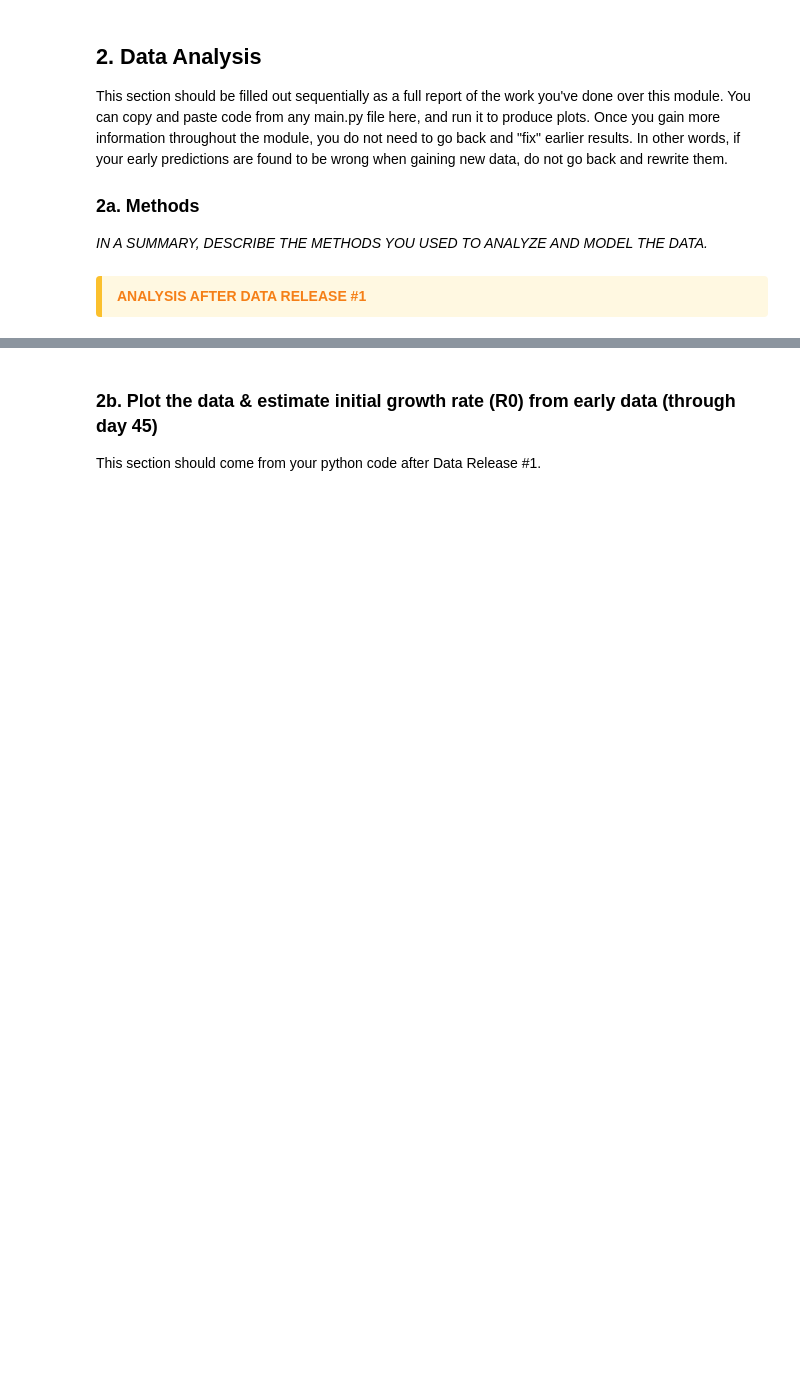
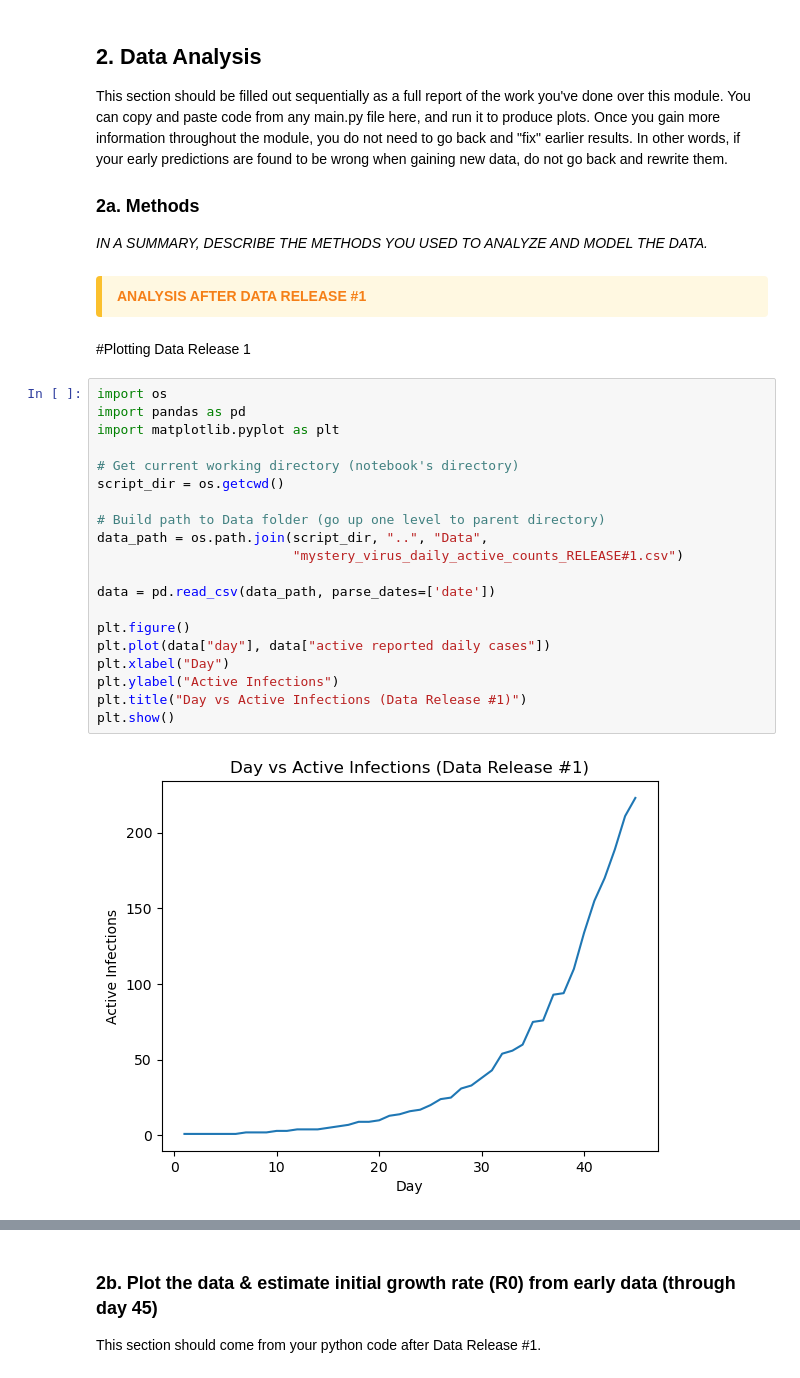
Before and after one commit to ctgrosso05/Module-2-Epidemics-SIR-Modeling, a Jupyter notebook: Notebook examples/Template_student_final_notebook.ipynb, the cells around one changed output, grey strips where cells are left out. Saved outputs shown, nothing was run; the diff lists cells and outputs as text; blank space fills up the shorter version.

Commit message:
Worked on Notebook

```diff
--- a/Notebook examples/Template_student_final_notebook.ipynb
+++ b/Notebook examples/Template_student_final_notebook.ipynb
@@ -47,3 +45,27 @@ This section should be filled out sequentially as a full report of the work you'
 <b style="color:#f57f17;">ANALYSIS AFTER DATA RELEASE #1</b>
 
 </div>
+# %% [markdown]
+#Plotting Data Release 1
+# %%
+import os
+import pandas as pd
+import matplotlib.pyplot as plt
+
+# Get current working directory (notebook's directory)
+script_dir = os.getcwd()
+
+# Build path to Data folder (go up one level to parent directory)
+data_path = os.path.join(script_dir, "..", "Data",
+                         "mystery_virus_daily_active_counts_RELEASE#1.csv")
+
+data = pd.read_csv(data_path, parse_dates=['date'])
+
+plt.figure()
+plt.plot(data["day"], data["active reported daily cases"])
+plt.xlabel("Day")
+plt.ylabel("Active Infections")
+plt.title("Day vs Active Infections (Data Release #1)")
+plt.show()
+# %% [output]
+[figure, added]
```
Also changed, not shown: parts of 14 cells of this notebook, 1 other file.
